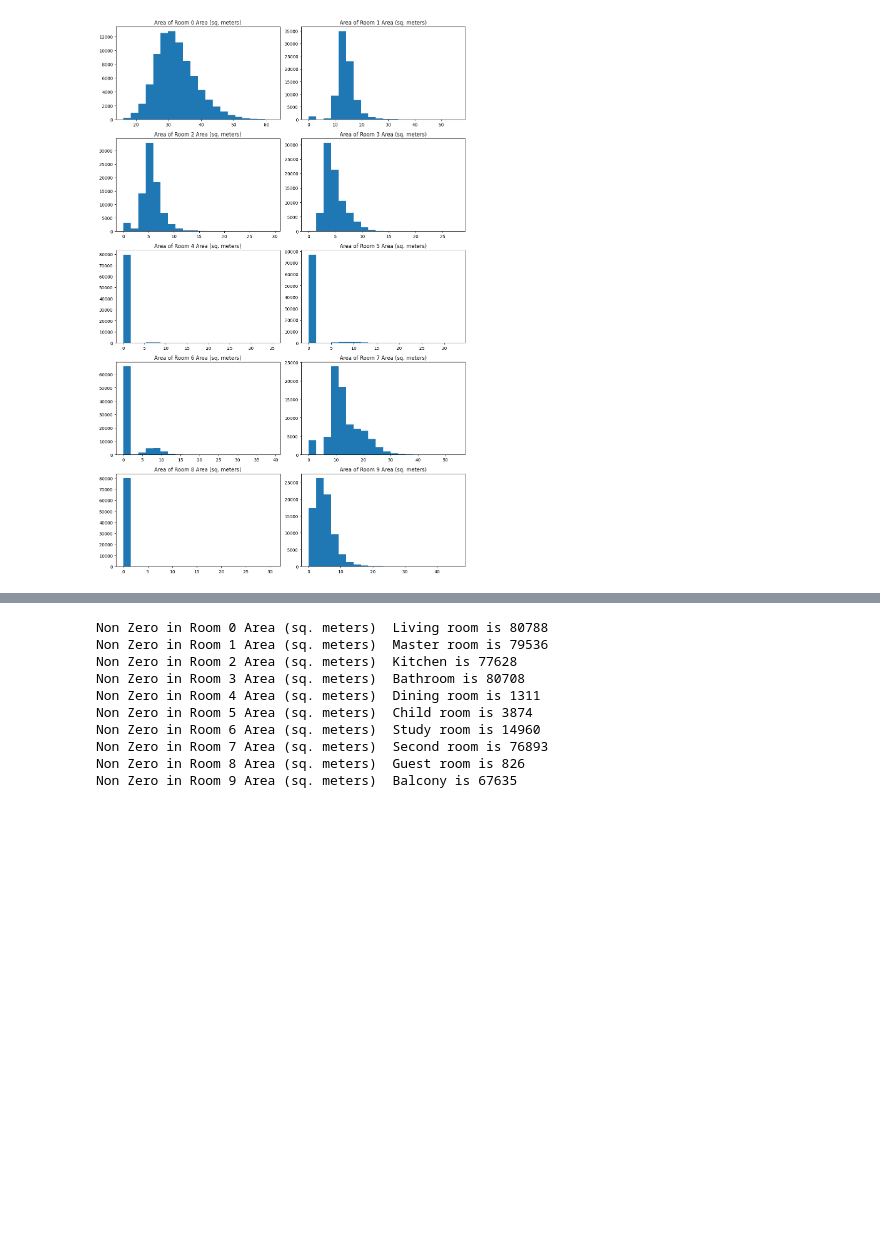
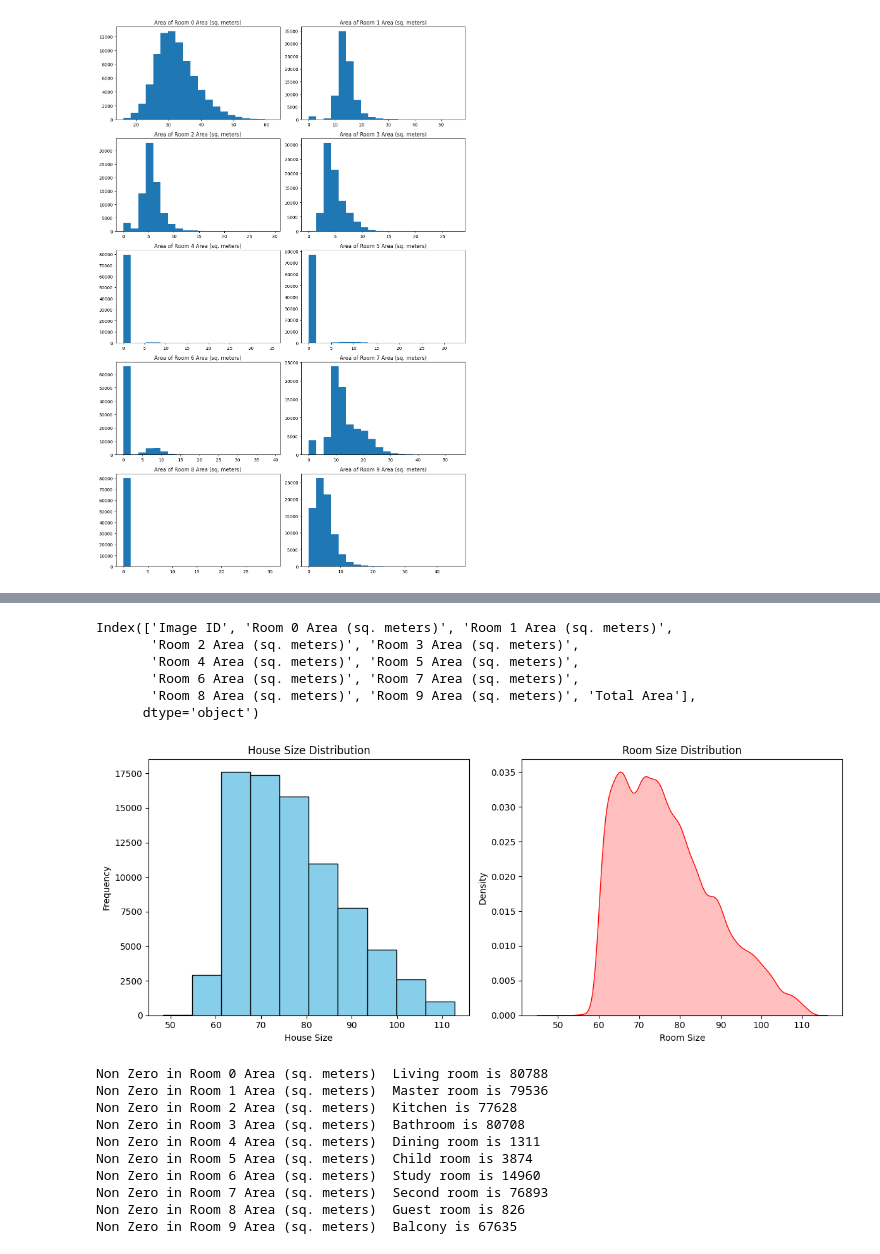
Before and after one commit to visa-boys/Phase1, a Jupyter notebook: eda.ipynb, the cells around one changed output, grey strips where cells are left out. Drawn from its saved outputs; the diff is of its cells as text; code cells hidden in the pictures; blank space fills up the shorter version.

```diff
--- a/eda.ipynb
+++ b/eda.ipynb
@@ -230,3 +328,38 @@ plt.show()
+# %%
+data.columns
+# %% [output]
+Index(['Image ID', 'Room 0 Area (sq. meters)', 'Room 1 Area (sq. meters)',
+       'Room 2 Area (sq. meters)', 'Room 3 Area (sq. meters)',
+       'Room 4 Area (sq. meters)', 'Room 5 Area (sq. meters)',
+       'Room 6 Area (sq. meters)', 'Room 7 Area (sq. meters)',
+       'Room 8 Area (sq. meters)', 'Room 9 Area (sq. meters)', 'Total Area'],
+      dtype='object')
+# %%
+import pandas as pd
+import matplotlib.pyplot as plt
+
+
+
+# Create subplots for house size and room size distributions
+fig, axes = plt.subplots(1, 2, figsize=(12, 5))
+
+# Plot the distribution of house sizes (Histogram)
+axes[0].hist(data['Total Area'], bins=10, color='skyblue', edgecolor='black')
+axes[0].set_title('House Size Distribution')
+axes[0].set_xlabel('House Size')
+axes[0].set_ylabel('Frequency')
+
+# Plot the distribution of room sizes (Kernel Density Plot)
+import seaborn as sns
+sns.kdeplot(data['Total Area'], ax=axes[1], color='red', fill=True)
+axes[1].set_title('Room Size Distribution')
+axes[1].set_xlabel('Room Size')
+axes[1].set_ylabel('Density')
+
+plt.tight_layout()
+plt.show()
+# %% [output]
+[figure, added]
 # %%
 room_class_utils = {
     0: "Living room",
```
Also changed, not shown: parts of 7 cells of this notebook.
